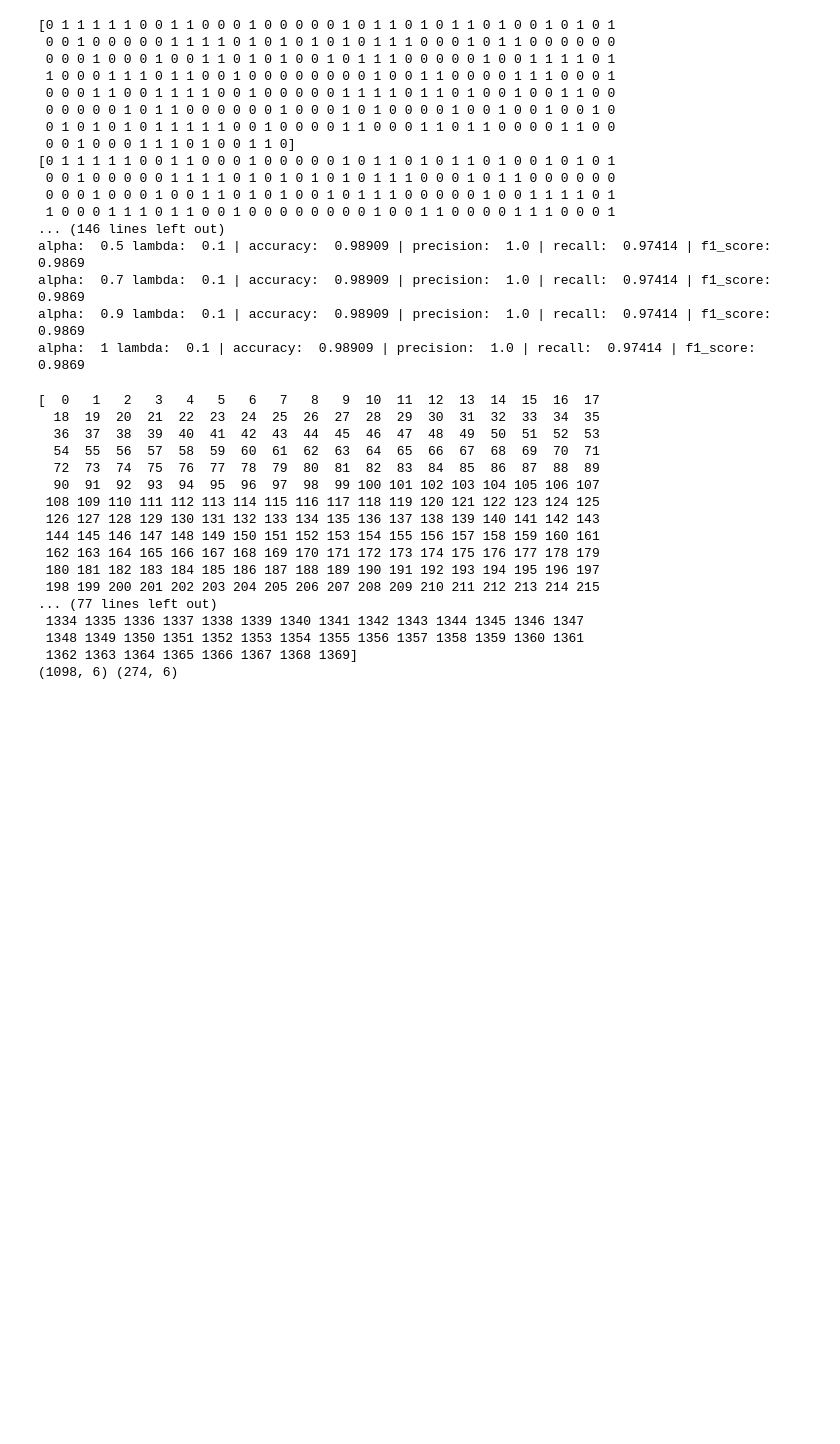
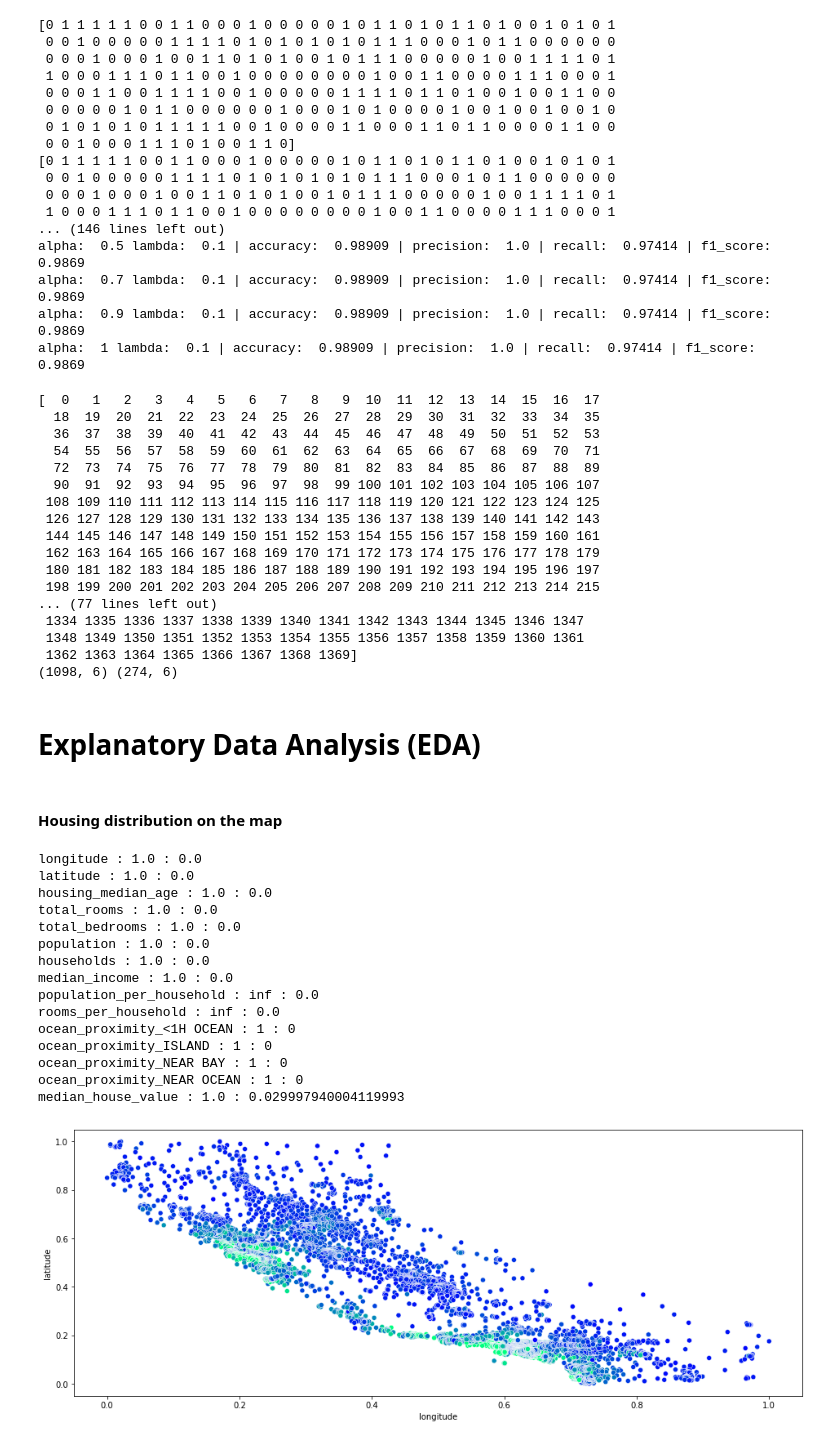
Before and after one commit to a-m-kyp/ML-HW, a Jupyter notebook: HW#2.ipynb, the cells around one changed output. Drawn from its saved outputs; the diff is of its cells as text; code cells hidden in the pictures; blank space fills up the shorter version.

```diff
--- a/HW#2.ipynb
+++ b/HW#2.ipynb
@@ -84,9 +82,10 @@ def normalize_numerical_columns(data) -> pd.DataFrame:
     @return: normalized data
     """
     for col in data.columns:
-        if data[col].dtype == 'int64' or data[col].dtype == 'float64':
+        if data[col].dtype == 'float64':
             data[col] = (data[col] - data[col].min()) / (data[col].max() - data[col].min())
     return data
+
 
 def concat_data(x_data, y_data) -> list:
     """
@@ -1419,3 +1361,48 @@ score = k_fold_cross_validation(x_data, label, k_fold_number=5, shuffle=True)
  1348 1349 1350 1351 1352 1353 1354 1355 1356 1357 1358 1359 1360 1361
  1362 1363 1364 1365 1366 1367 1368 1369]
 (1098, 6) (274, 6)
+# %% [markdown]
+# Explanatory Data Analysis (EDA)
+# %% [markdown]
+#### Housing distribution on the map
+# %%
+dataset = load("./housing.csv")
+
+dataset = normalize_missing_values(dataset)
+
+dataset = dataset.assign(median_house_value = dataset["median_house_value"] / dataset["median_house_value"].max())
+last_column = dataset["median_house_value"]
+dataset = remove_column(dataset, "median_house_value")
+dataset = normalize_numerical_columns(dataset)
+
+dataset["population_per_household"] = dataset["population"] / dataset["households"]
+dataset["rooms_per_household"] = dataset["total_rooms"] / dataset["households"]
+
+dataset = dummy_variable_indicator(dataset, "ocean_proximity")
+dataset = remove_column(dataset, "ocean_proximity_INLAND")
+dataset = concat_data(dataset, last_column)
+
+# print max and min in each column
+for col in dataset.columns:
+    print(col, ":", dataset[col].max(), ":", dataset[col].min())
+
+plt.figure(figsize=(16,6))
+fig = sns.scatterplot(dataset.longitude, dataset.latitude, hue=dataset['median_house_value'],
+                      legend=False, palette='winter')
+# %% [output]
+longitude : 1.0 : 0.0
+latitude : 1.0 : 0.0
+housing_median_age : 1.0 : 0.0
+total_rooms : 1.0 : 0.0
+total_bedrooms : 1.0 : 0.0
+population : 1.0 : 0.0
+households : 1.0 : 0.0
+median_income : 1.0 : 0.0
+population_per_household : inf : 0.0
+rooms_per_household : inf : 0.0
+ocean_proximity_<1H OCEAN : 1 : 0
+ocean_proximity_ISLAND : 1 : 0
+ocean_proximity_NEAR BAY : 1 : 0
+ocean_proximity_NEAR OCEAN : 1 : 0
+median_house_value : 1.0 : 0.029997940004119993
+[figure, added]
```
Also changed, not shown: parts of 13 cells of this notebook, 1 other file.
